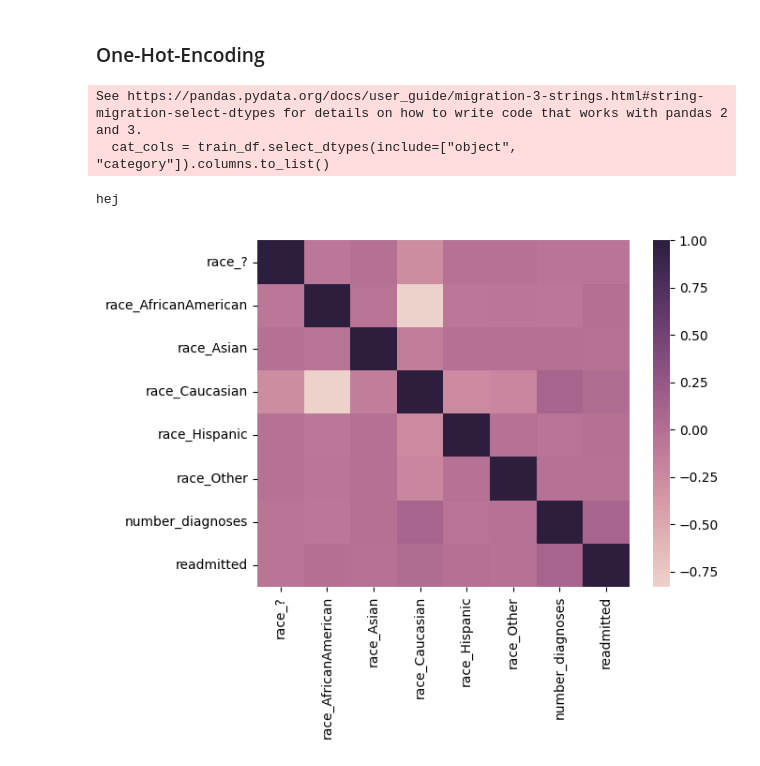
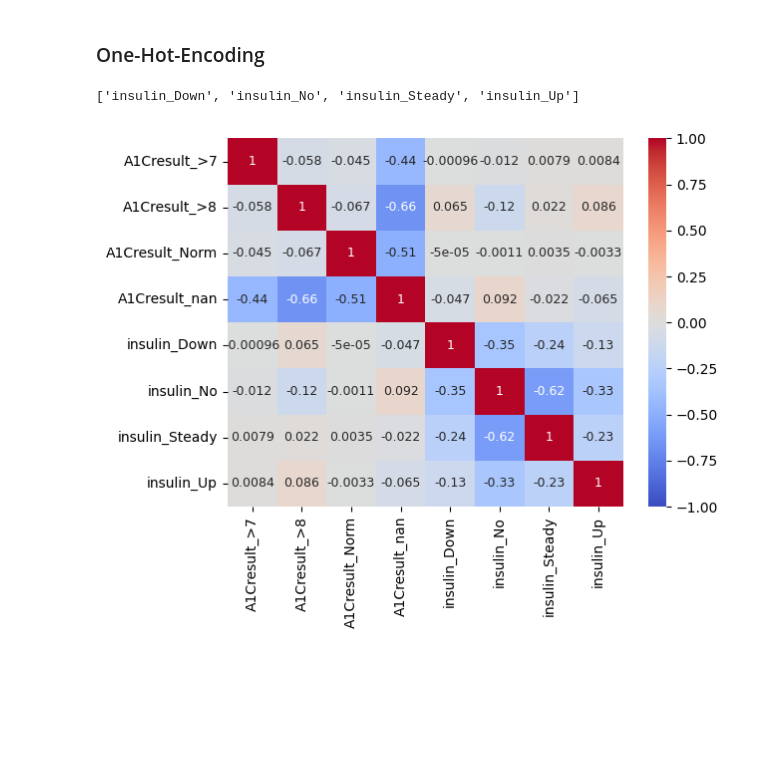
Before and after one commit to SebbeBlom/ml, a Jupyter notebook: src/main.ipynb, the cells around one changed output. Drawn from its saved outputs; the diff is of its cells as text; code cells hidden in the pictures; blank space fills up the shorter version.

Commit message:
correlation plots with different encodings

```diff
--- a/src/main.ipynb
+++ b/src/main.ipynb
@@ -231,29 +231,26 @@ Name: count, dtype: int64
 # %%
 from sklearn import preprocessing
 import pandas as pd
 import seaborn as sns
 import matplotlib.pyplot as plt
 
 enc = preprocessing.OneHotEncoder(handle_unknown="ignore", sparse_output=False)
 enc.set_output(transform="pandas")
-cat_cols = train_df.select_dtypes(include=["object", "category"]).columns.to_list()
+enc.fit(train_df)
+encoded_df = enc.transform(train_df)
+A1C_encode = [x for x in encoded_df if "A1C" in x]
+medications = [x for x in encoded_df if "insulin" in x]
+print(medications)
+cols = A1C_encode + medications
 
-encoded = enc.fit_transform(train_df[cat_cols])
+encoded_normalized_arr = preprocessing.normalize(encoded_df)
+encoded_normalized_df = pd.DataFrame(encoded_normalized_arr, columns=encoded_df.columns, index=encoded_df.index)
 
-full_df = pd.concat([encoded, train_df.select_dtypes(include="number")], axis=1)
-
-# Use one-hot encoded columns for categorical features instead of the original non-numeric columns.
-cols_of_interest = [c for c in full_df.columns if c.startswith("race_")]
-cols_of_interest.append("number_diagnoses")
-cols_of_interest.append("readmitted")
-
-corr = full_df[cols_of_interest].corr()
-print("hej")
+df_new = encoded_normalized_df[cols]
+corr = df_new.corr()
 plt.figure()
-sns.heatmap(corr, cmap=sns.cubehelix_palette(as_cmap=True))
+sns.heatmap(corr, vmin=-1, vmax=1, cmap="coolwarm", annot=True, annot_kws={"size": 9})
 plt.show()
 # %% [output]
-See https://pandas.pydata.org/docs/user_guide/migration-3-strings.html#string-migration-select-dtypes for details on how to write code that works with pandas 2 and 3.
-  cat_cols = train_df.select_dtypes(include=["object", "category"]).columns.to_list()
+['insulin_Down', 'insulin_No', 'insulin_Steady', 'insulin_Up']
-hej
-[figure, old version]
+[figure, new version]
```
Also changed, not shown: parts of 11 cells of this notebook.
